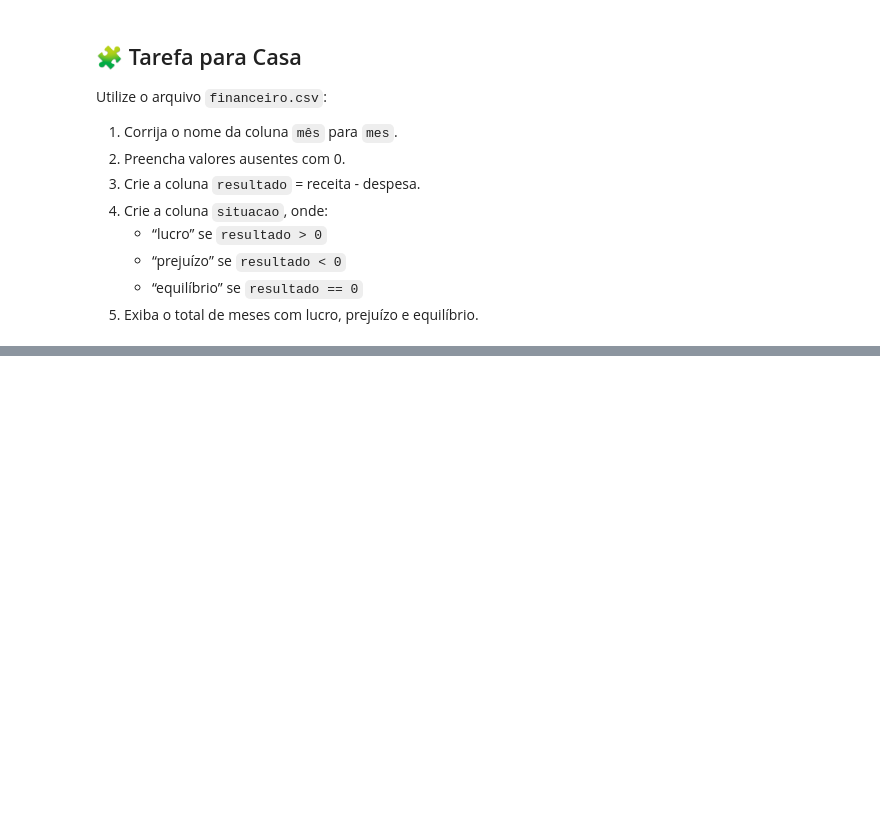
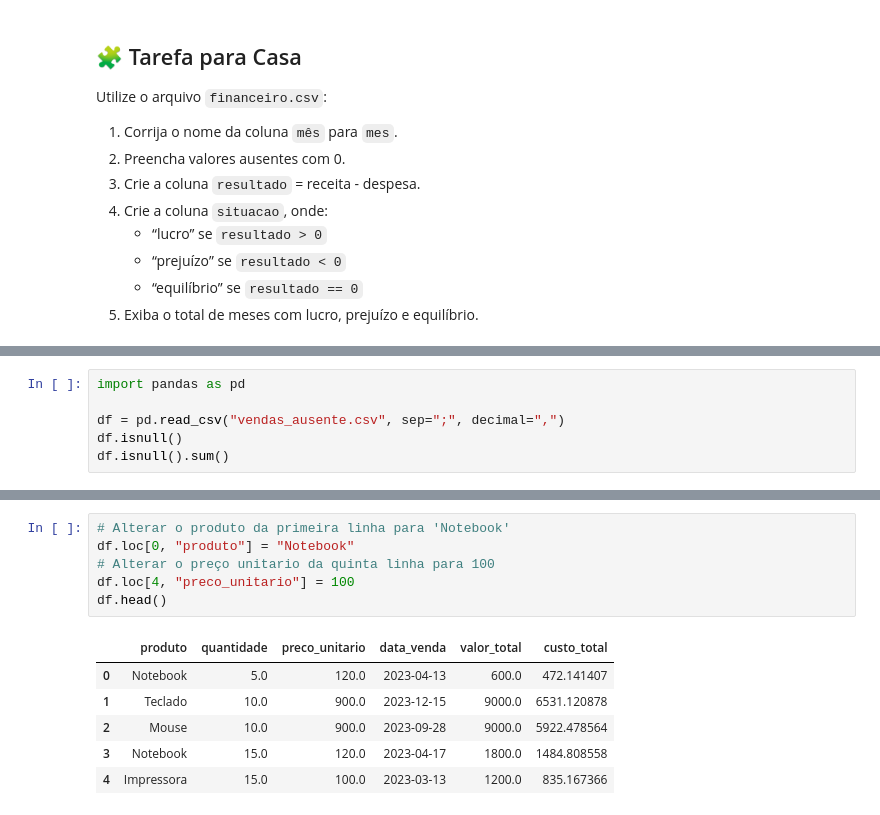
Before and after one commit to Alotrpyco/python-estatistica-e-negocios, a Jupyter notebook: 4.Leitura e Escrita de Arquivos/Aula_6_Atualizada_Python_Limpeza_Organizacao_Pandas_(1).ipynb, the cells around one changed output, grey strips where cells are left out. Drawn from its saved outputs; the diff is of its cells as text; blank space fills up the shorter version.

```diff
--- a/4.Leitura e Escrita de Arquivos/Aula_6_Python_Limpeza_Organizacao_Pandas.ipynb
+++ b/4.Leitura e Escrita de Arquivos/Aula_6_Atualizada_Python_Limpeza_Organizacao_Pandas_(1).ipynb
@@ -433,0 +504,6 @@ Utilize o arquivo `financeiro.csv`:
+# %%
+import pandas as pd
+
+df = pd.read_csv("vendas_ausente.csv", sep=";", decimal=",")
+df.isnull()
+df.isnull().sum()
@@ -433,0 +567,13 @@ Utilize o arquivo `financeiro.csv`:
+# %%
+# Alterar o produto da primeira linha para 'Notebook'
+df.loc[0, "produto"] = "Notebook"
+# Alterar o preço unitario da quinta linha para 100
+df.loc[4, "preco_unitario"] = 100
+df.head()
+# %% [output]
+|  | produto | quantidade | preco_unitario | data_venda | valor_total | custo_total |
+| 0 | Notebook | 5.0 | 120.0 | 2023-04-13 | 600.0 | 472.141407 |
+| 1 | Teclado | 10.0 | 900.0 | 2023-12-15 | 9000.0 | 6531.120878 |
+| 2 | Mouse | 10.0 | 900.0 | 2023-09-28 | 9000.0 | 5922.478564 |
+| 3 | Notebook | 15.0 | 120.0 | 2023-04-17 | 1800.0 | 1484.808558 |
+| 4 | Impressora | 15.0 | 100.0 | 2023-03-13 | 1200.0 | 835.167366 |
```
Also changed, not shown: parts of 27 cells of this notebook, 1 other file.
